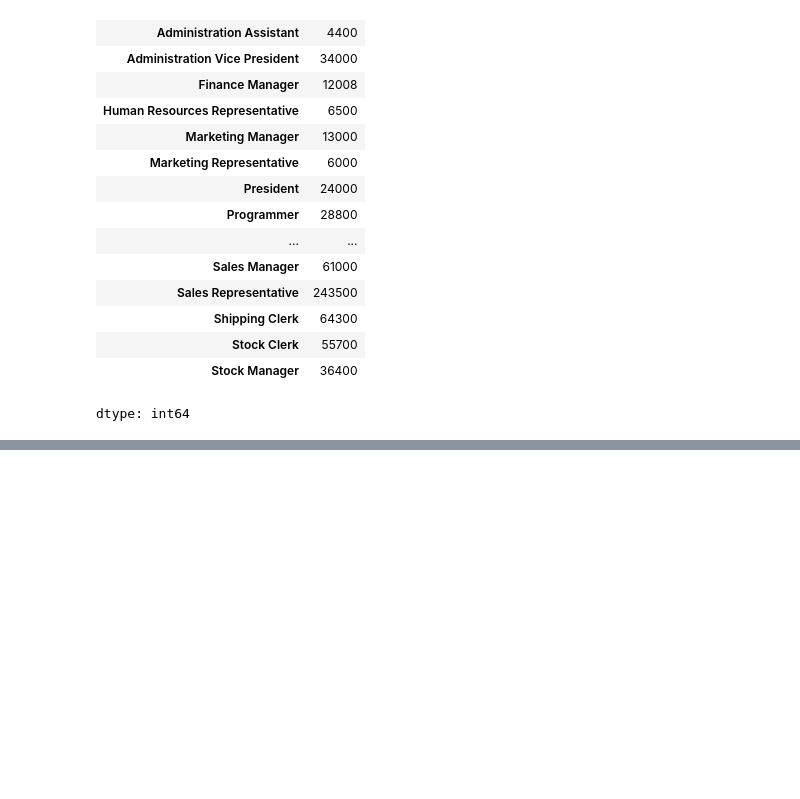
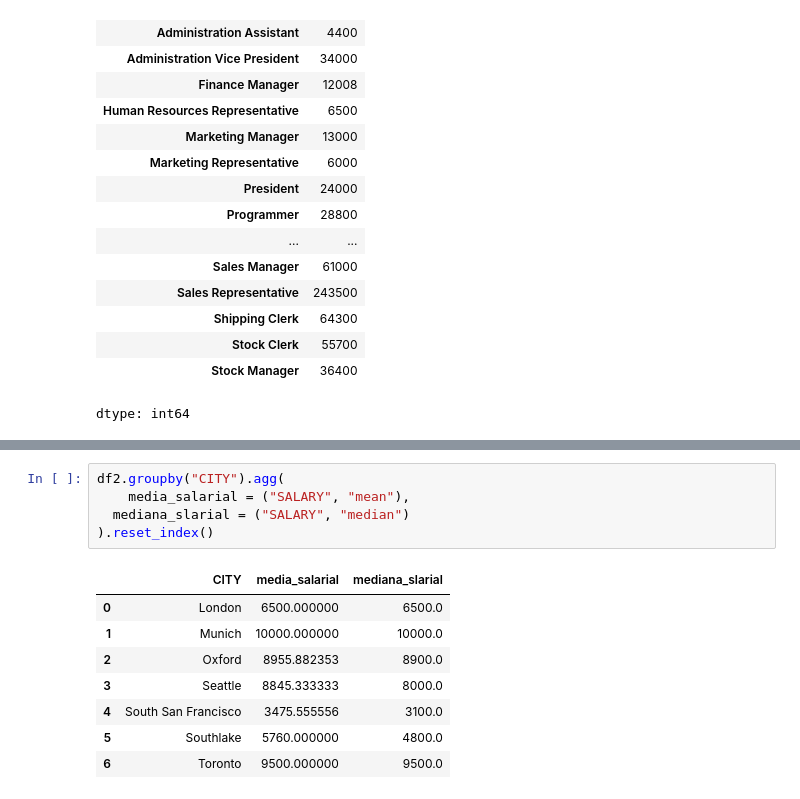
Before and after one commit to Visualizacao-Dados-BI-T3/mod1-projeto-avaliativo, a Jupyter notebook: notebook/projeto_avaliativo.ipynb, the cells around one changed output, grey strips where cells are left out. Saved outputs shown, nothing was run; the diff lists cells and outputs as text; blank space fills up the shorter version.

```diff
--- a/notebook/projeto_avaliativo.ipynb
+++ b/notebook/projeto_avaliativo.ipynb
@@ -529,0 +630,14 @@ dtype: int64
+# %%
+df2.groupby("CITY").agg(
+    media_salarial = ("SALARY", "mean"),
+  mediana_slarial = ("SALARY", "median")
+).reset_index()
+# %% [output]
+|  | CITY | media_salarial | mediana_slarial |
+| 0 | London | 6500.000000 | 6500.0 |
+| 1 | Munich | 10000.000000 | 10000.0 |
+| 2 | Oxford | 8955.882353 | 8900.0 |
+| 3 | Seattle | 8845.333333 | 8000.0 |
+| 4 | South San Francisco | 3475.555556 | 3100.0 |
+| 5 | Southlake | 5760.000000 | 4800.0 |
+| 6 | Toronto | 9500.000000 | 9500.0 |
```
Also changed, not shown: parts of 8 cells of this notebook.
